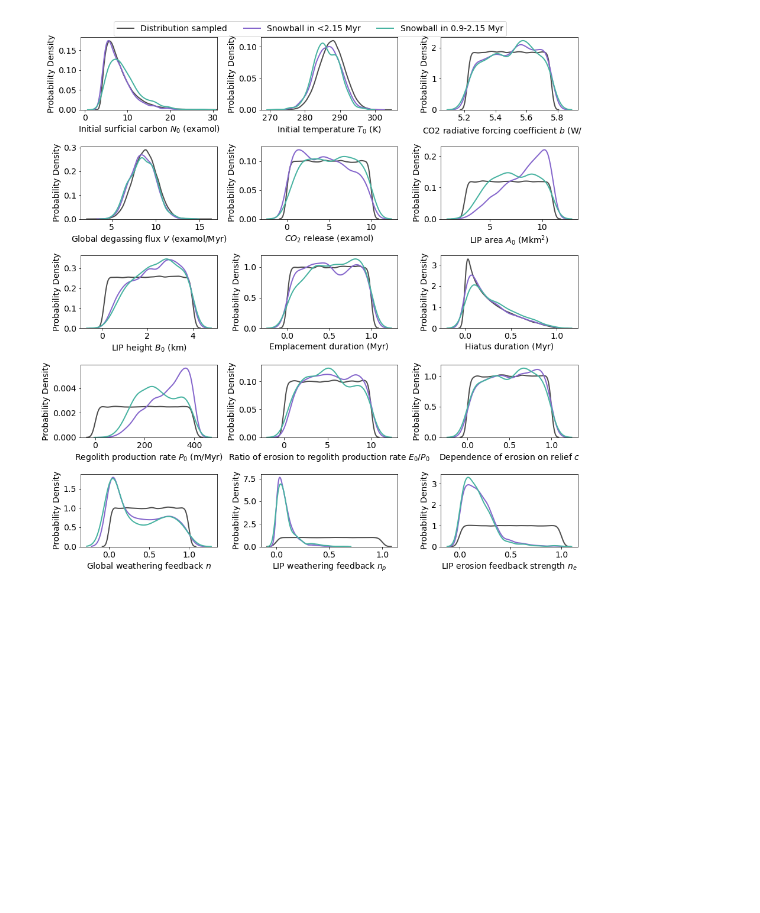
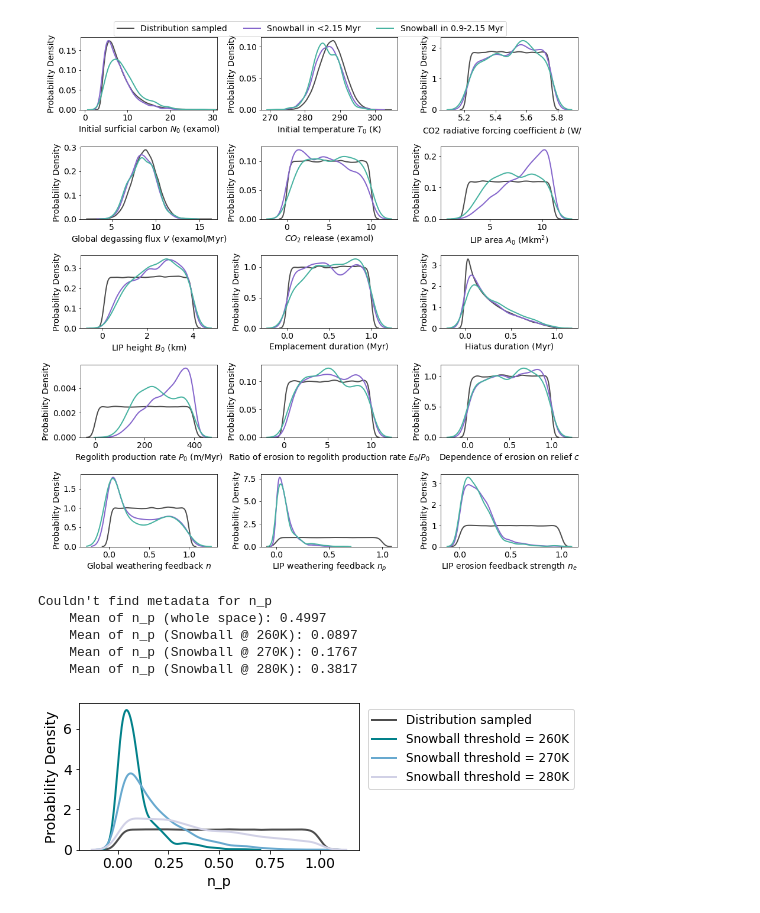
Before and after one commit to cminsky/snowball-LIP, a Jupyter notebook: 0_multiple_thresholds.ipynb, the cells around one changed output. Cells and saved outputs as stored; diff of their text form; code cells hidden in the pictures; blank space fills up the shorter version.

Commit message:
Comparison of parameter distributions for threshold temps (messy code)

```diff
--- a/0_multiple_thresholds.ipynb
+++ b/0_multiple_thresholds.ipynb
@@ -172,0 +220,22 @@ Plotting n_e
+# %%
+threshold_list=[260,270,280]
+
+fig, ax = plt.subplots(figsize=(9, 3))
+compare_thresholds_param_plot(filename=filename,
+                              param_name="n_p",
+                              threshold_list=threshold_list,
+                              labels_on=True,
+                              verbose=True,
+                              ax=ax)
+
+ax.legend(loc='upper center', bbox_to_anchor=(1.4,1), ncol=1)
+
+plt.tight_layout()
+plt.show()
+# %% [output]
+Couldn't find metadata for n_p
+    Mean of n_p (whole space): 0.4997
+    Mean of n_p (Snowball @ 260K): 0.0897
+    Mean of n_p (Snowball @ 270K): 0.1767
+    Mean of n_p (Snowball @ 280K): 0.3817
+[figure, added]
```
Also changed, not shown: parts of 3 cells of this notebook.
